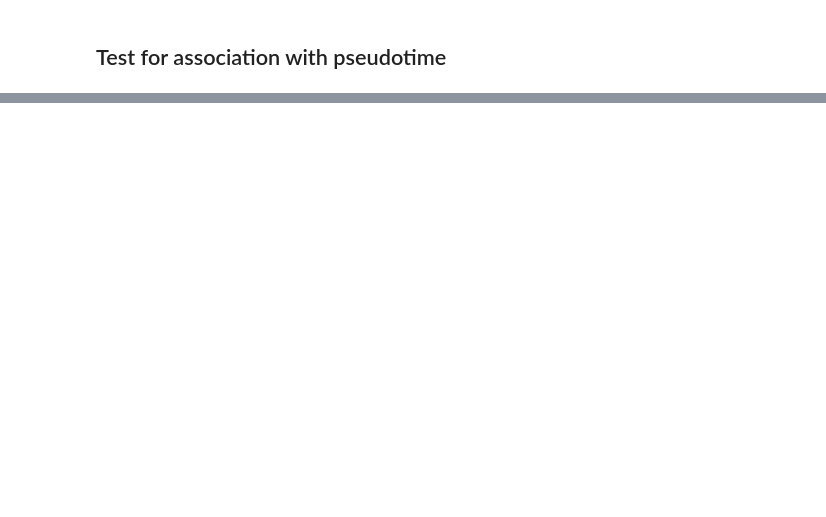
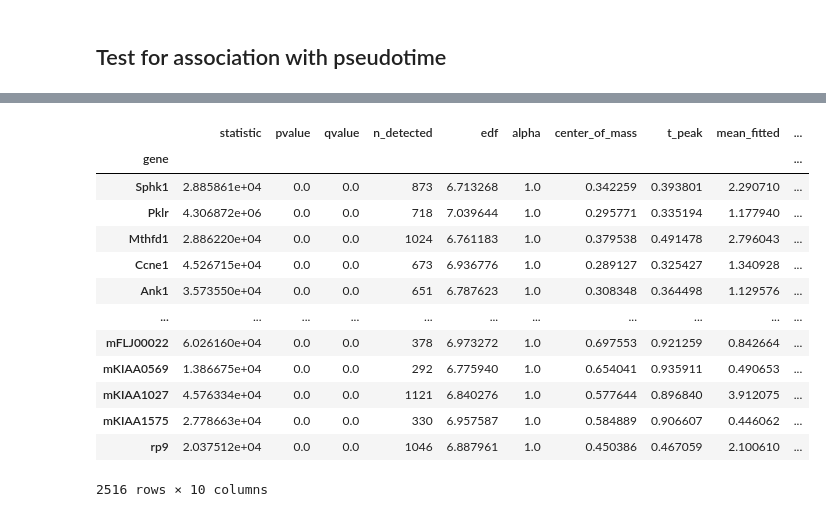
Before and after one commit to lukasadam/gamache, a Jupyter notebook: docs/notebooks/01_Fit_GAM_to_trajectory.ipynb, the cells around one changed output, grey strips where cells are left out. Cells and saved outputs as stored; diff of their text form; code cells hidden in the pictures; blank space fills up the shorter version.

```diff
--- a/docs/notebooks/01_Fit_GAM_to_trajectory.ipynb
+++ b/docs/notebooks/01_Fit_GAM_to_trajectory.ipynb
@@ -176,0 +149,18 @@ gm.pl.plot_gene_heatmap(adata, top_genes, cmap="RdBu_r", model=model)
+# %%
+# Obtain significant genes with good model fit
+results_df.join(gof_df, on="gene", how="left").sort_values("deviance_explained", ascending=False)
+# %% [output]
+|  | statistic | pvalue | qvalue | n_detected | edf | alpha | center_of_mass | t_peak | mean_fitted | ... |
+| gene |  |  |  |  |  |  |  |  |  | ... |
+| Sphk1 | 2.885861e+04 | 0.0 | 0.0 | 873 | 6.713268 | 1.0 | 0.342259 | 0.393801 | 2.290710 | ... |
+| Pklr | 4.306872e+06 | 0.0 | 0.0 | 718 | 7.039644 | 1.0 | 0.295771 | 0.335194 | 1.177940 | ... |
+| Mthfd1 | 2.886220e+04 | 0.0 | 0.0 | 1024 | 6.761183 | 1.0 | 0.379538 | 0.491478 | 2.796043 | ... |
+| Ccne1 | 4.526715e+04 | 0.0 | 0.0 | 673 | 6.936776 | 1.0 | 0.289127 | 0.325427 | 1.340928 | ... |
+| Ank1 | 3.573550e+04 | 0.0 | 0.0 | 651 | 6.787623 | 1.0 | 0.308348 | 0.364498 | 1.129576 | ... |
+| ... | ... | ... | ... | ... | ... | ... | ... | ... | ... | ... |
+| mFLJ00022 | 6.026160e+04 | 0.0 | 0.0 | 378 | 6.973272 | 1.0 | 0.697553 | 0.921259 | 0.842664 | ... |
+| mKIAA0569 | 1.386675e+04 | 0.0 | 0.0 | 292 | 6.775940 | 1.0 | 0.654041 | 0.935911 | 0.490653 | ... |
+| mKIAA1027 | 4.576334e+04 | 0.0 | 0.0 | 1121 | 6.840276 | 1.0 | 0.577644 | 0.896840 | 3.912075 | ... |
+| mKIAA1575 | 2.778663e+04 | 0.0 | 0.0 | 330 | 6.957587 | 1.0 | 0.584889 | 0.906607 | 0.446062 | ... |
+| rp9 | 2.037512e+04 | 0.0 | 0.0 | 1046 | 6.887961 | 1.0 | 0.450386 | 0.467059 | 2.100610 | ... |
+2516 rows × 10 columns
```
Also changed, not shown: parts of 10 cells of this notebook, 10 other files.
